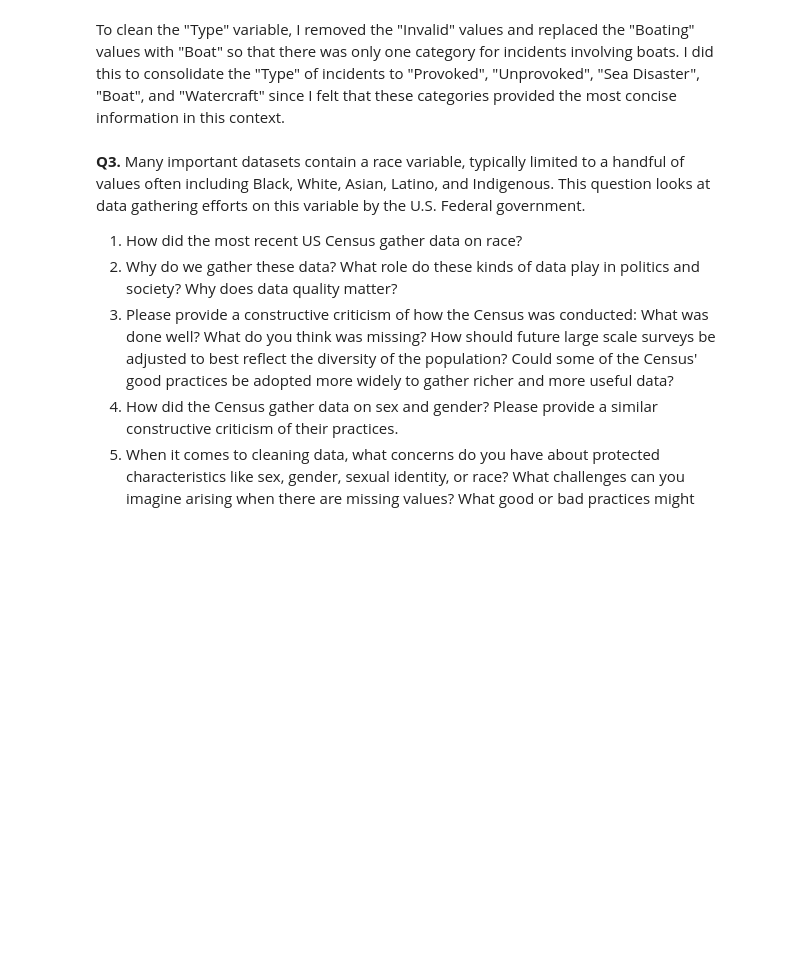
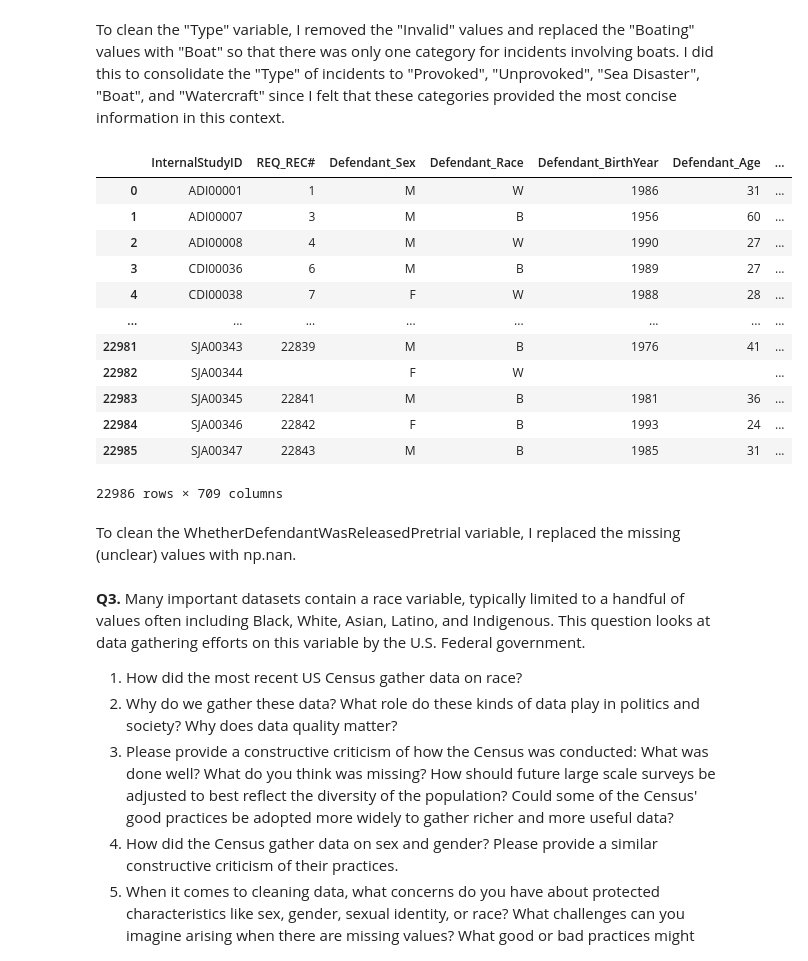
Before and after one commit to laurenwisniewski/DS3001-wrangling, a Jupyter notebook: assignment/assignment.ipynb, the cells around one changed output. Drawn from its saved outputs; the diff is of its cells as text; code cells hidden in the pictures; blank space fills up the shorter version.

```diff
--- a/assignment/assignment.ipynb
+++ b/assignment/assignment.ipynb
@@ -109,3 +109,25 @@ sharks_data
 5910 rows × 257 columns
 # %% [markdown]
 To clean the "Type" variable, I removed the "Invalid" values and replaced the "Boating" values with "Boat" so that there was only one category for incidents involving boats. I did this to consolidate the "Type" of incidents to "Provoked", "Unprovoked", "Sea Disaster", "Boat", and "Watercraft" since I felt that these categories provided the most concise information in this context.
+# %%
+# 3
+import numpy as np
+pretrial_data = pd.read_parquet('wrangling/data/justice_data.parquet')
+pretrial_data['WhetherDefendantWasReleasedPretrial'].replace(9, np.nan, inplace = True)
+pretrial_data
+# %% [output]
+|  | InternalStudyID | REQ_REC# | Defendant_Sex | Defendant_Race | Defendant_BirthYear | Defendant_Age | ... |
+| 0 | ADI00001 | 1 | M | W | 1986 | 31 | ... |
+| 1 | ADI00007 | 3 | M | B | 1956 | 60 | ... |
+| 2 | ADI00008 | 4 | M | W | 1990 | 27 | ... |
+| 3 | CDI00036 | 6 | M | B | 1989 | 27 | ... |
+| 4 | CDI00038 | 7 | F | W | 1988 | 28 | ... |
+| ... | ... | ... | ... | ... | ... | ... | ... |
+| 22981 | SJA00343 | 22839 | M | B | 1976 | 41 | ... |
+| 22982 | SJA00344 |  | F | W |  |  | ... |
+| 22983 | SJA00345 | 22841 | M | B | 1981 | 36 | ... |
+| 22984 | SJA00346 | 22842 | F | B | 1993 | 24 | ... |
+| 22985 | SJA00347 | 22843 | M | B | 1985 | 31 | ... |
+22986 rows × 709 columns
+# %% [markdown]
+To clean the WhetherDefendantWasReleasedPretrial variable, I replaced the missing (unclear) values with np.nan.
```
Also changed, not shown: parts of 1 cell of this notebook.
